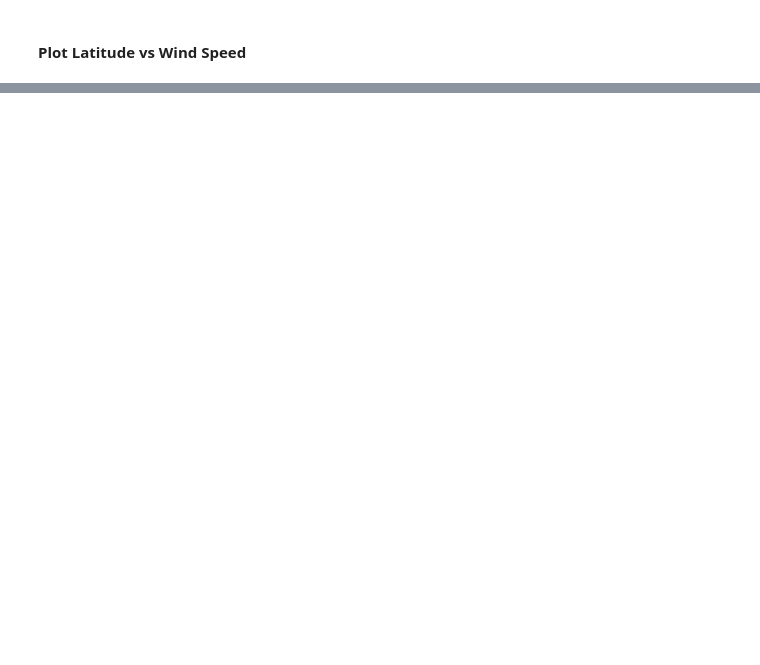
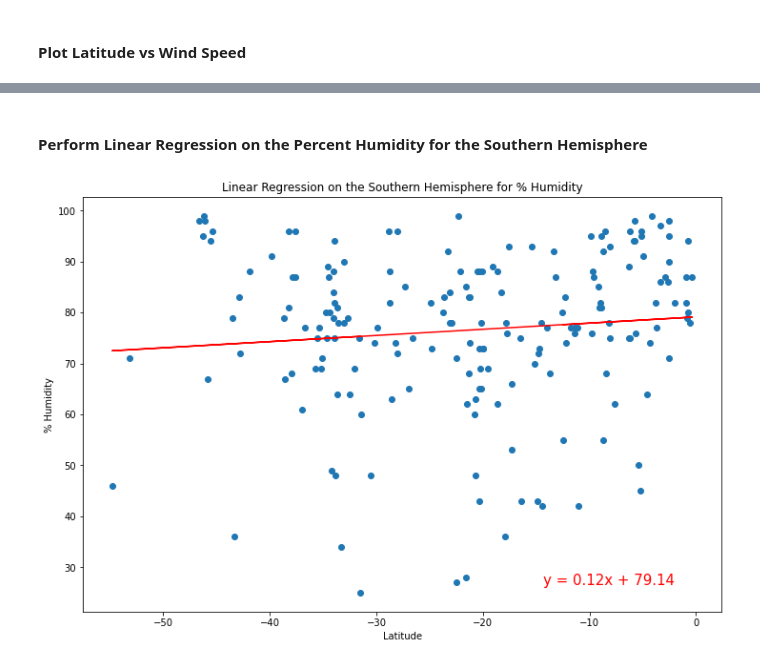
Before and after one commit to aufdemarbeitsmarkt/World_Weather_Analysis, a Jupyter notebook: WeatherPy.ipynb, the cells around one changed output, grey strips where cells are left out. Cells and saved outputs as stored; diff of their text form; code cells hidden in the pictures; blank space fills up the shorter version.

```diff
--- a/WeatherPy.ipynb
+++ b/WeatherPy.ipynb
@@ -271,0 +357,14 @@ plt.show()
+# %% [markdown]
+#### Perform Linear Regression on the Percent Humidity for the Southern Hemisphere
+# %%
+x_values = southern_hemisphere_df['Lat']
+y_values = southern_hemisphere_df['Humidity']
+plot_linear_regression(
+    x_values=x_values,
+    y_values=y_values,
+    title='Linear Regression on the Southern Hemisphere ' \
+    'for % Humidity',
+    y_label='% Humidity'
+)
+# %% [output]
+[figure, added]
```
Also changed, not shown: parts of 29 cells of this notebook, 5 other files.
